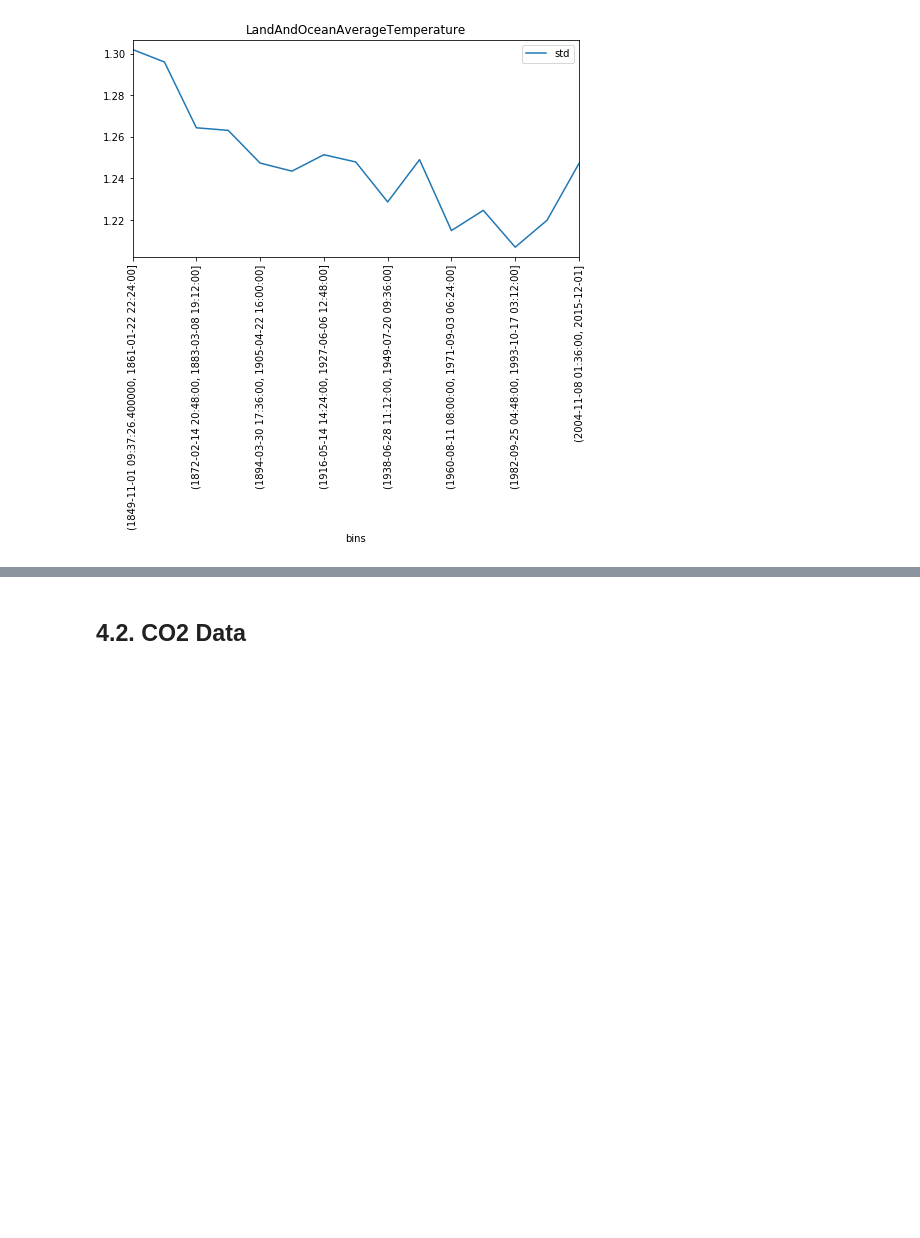
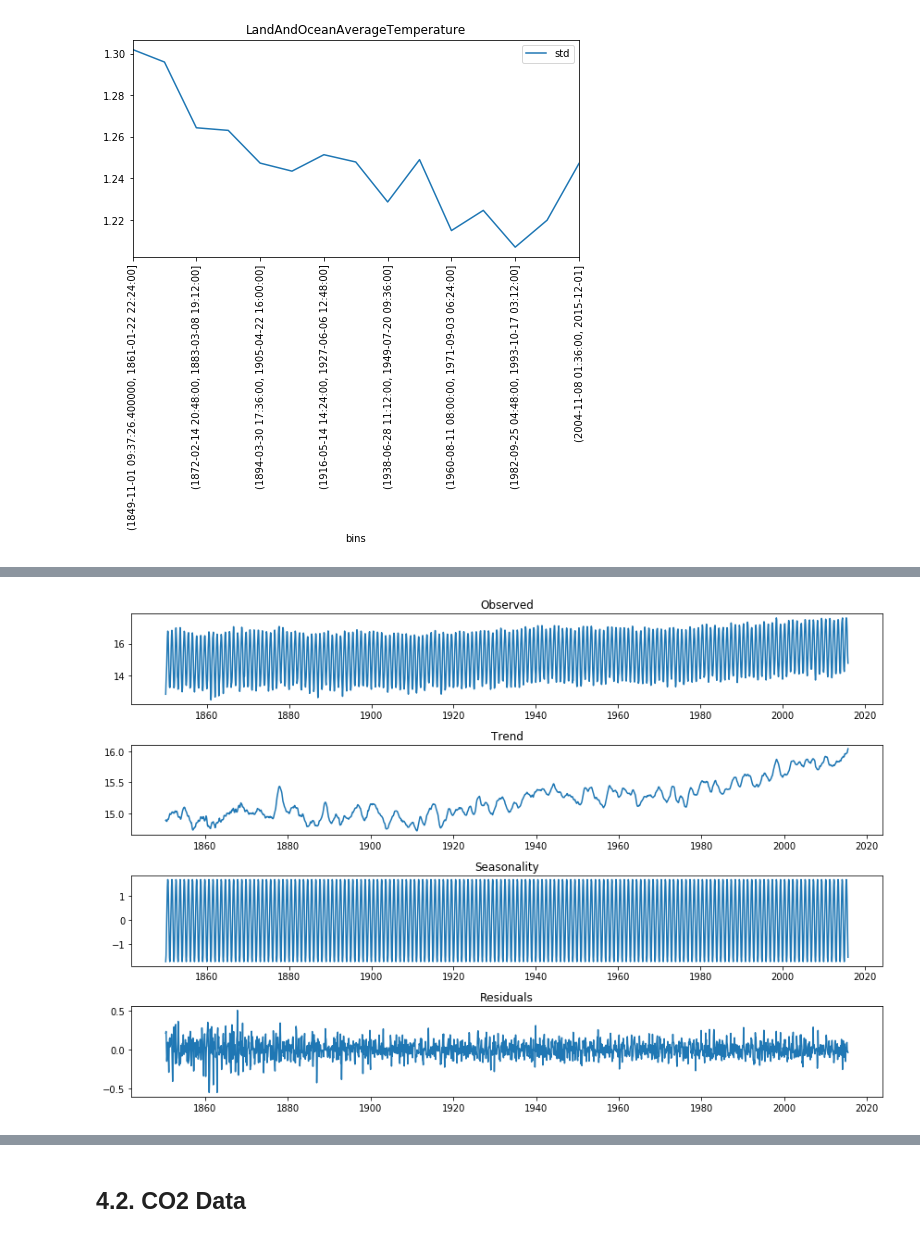
Before and after one commit to alvarocapelo/time-series-analysis, a Jupyter notebook: global-temperature/global-temperature-analysis.ipynb, the cells around one changed output, grey strips where cells are left out. Drawn from its saved outputs; the diff is of its cells as text; code cells hidden in the pictures; blank space fills up the shorter version.

```diff
--- a/global-temperature/global-temperature-analysis.ipynb
+++ b/global-temperature/global-temperature-analysis.ipynb
@@ -156,6 +167,34 @@ def extract_seasonal_decomp_features(timeseries, freq, model='additive'):
     residual = decomposition.resid
 
     return trend, seasonal, residual
+# %%
+def plot_decomp(decomp_results, figsize=(16,12)):
+    """Display each element of a seasonal decomposition of a timeseries
+    in a separate plot."""
+
+    observed = decomp_results.observed
+    trend = decomp_results.trend
+    seasonal = decomp_results.seasonal
+    resid = decomp_results.resid
+
+    plt.figure(figsize=figsize)
+    plt.subplot(411)
+    plt.plot(observed)
+    plt.title('Observed')
+    plt.subplot(412)
+    plt.plot(trend)
+    plt.title('Trend')
+    plt.subplot(413)
+    plt.plot(seasonal)
+    plt.title('Seasonality')
+    plt.subplot(414)
+    plt.plot(resid)
+    plt.title('Residuals')
+
+    plt.tight_layout()
+    plt.show()
+
+    return None
 # %%
 def plot_decomposition(timeseries, trend, seasonal, residual):
     """Display each element of a seasonal decomposition of a timeseries
@@ -484,0 +484,5 @@ This information will be useful when deciding which univariate model is adequate
+# %%
+landocean_decomp = seasonal_decompose(landocean_temp, freq=12, model='aditive')
+plot_decomp(landocean_decomp, figsize=(12, 8))
+# %% [output]
+[figure, added]
```
Also changed, not shown: parts of 91 cells of this notebook, 2 other files.
